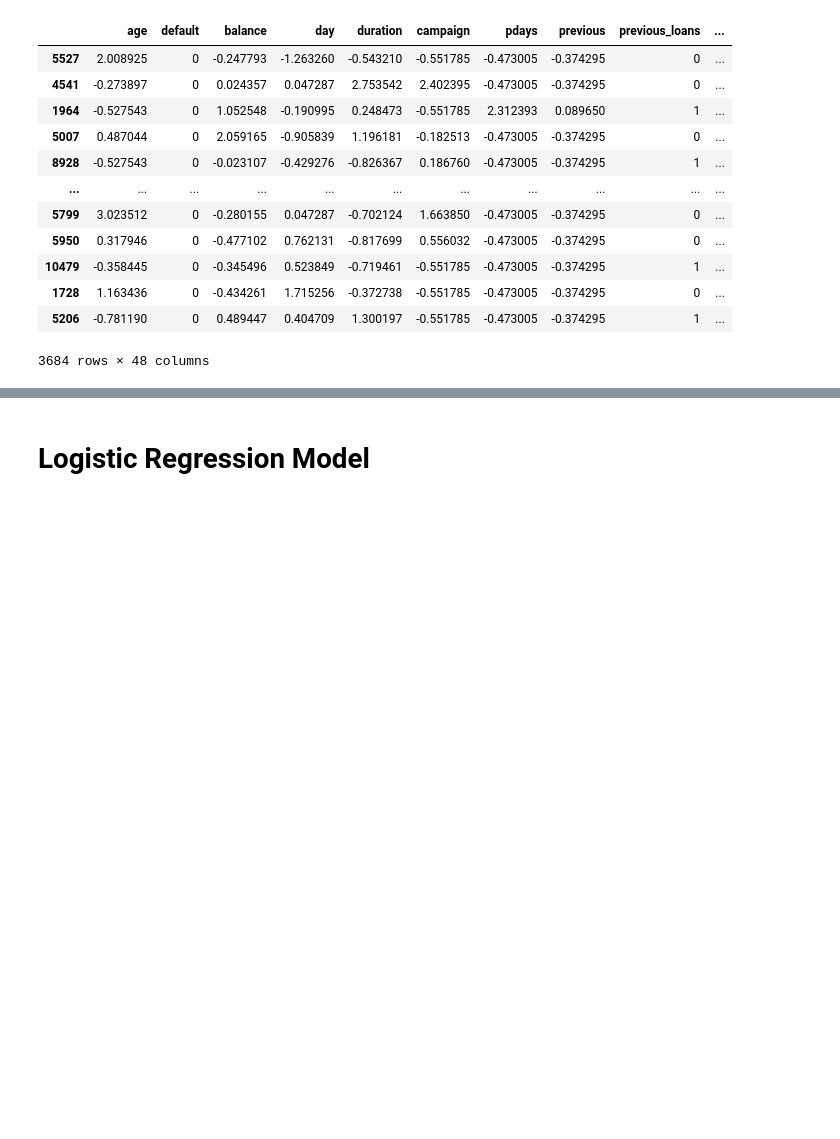
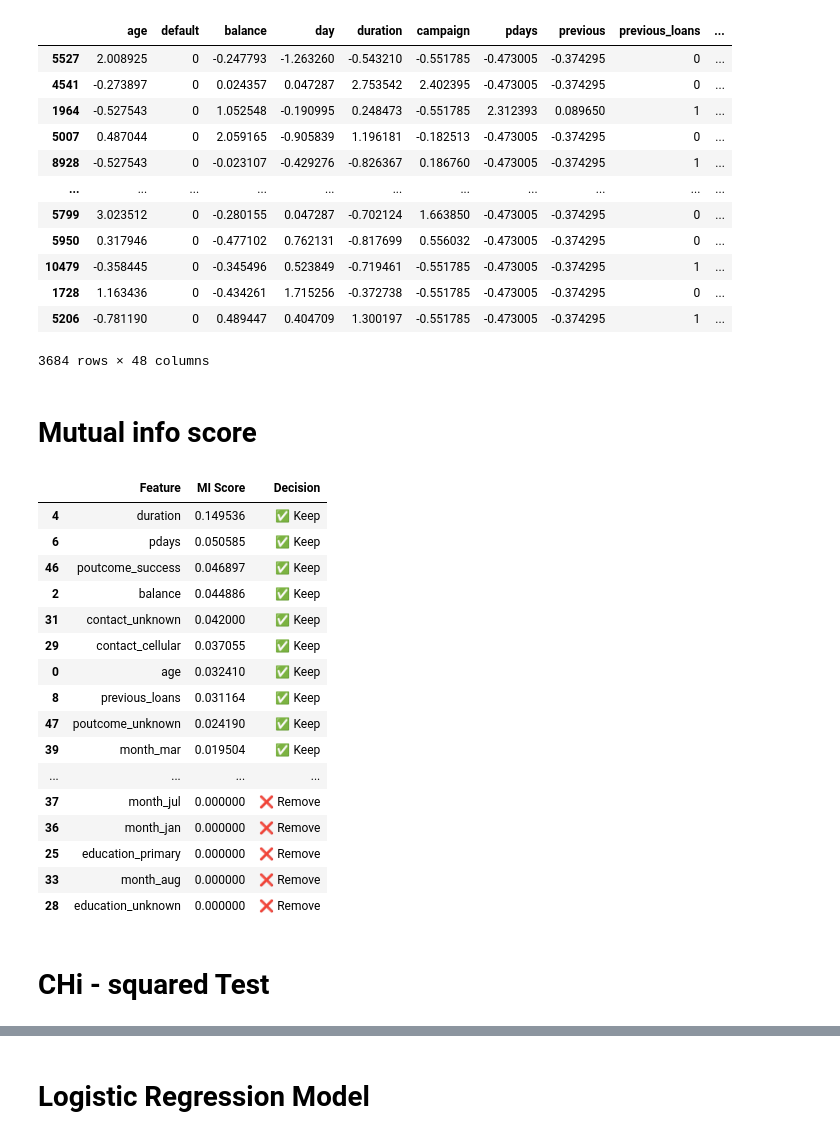
Before and after one commit to code-with-ayyan/Practice-Projects, a Jupyter notebook: Bank-Deposit-Prediction/bank.ipynb, the cells around one changed output, grey strips where cells are left out. Drawn from its saved outputs; the diff is of its cells as text; code cells hidden in the pictures; blank space fills up the shorter version.

Commit message:
mutual info score & chi2 Test

```diff
--- a/Bank-Deposit-Prediction/bank.ipynb
+++ b/Bank-Deposit-Prediction/bank.ipynb
@@ -372,3 +372,48 @@ X_test
 | 1728 | 1.163436 | 0 | -0.434261 | 1.715256 | -0.372738 | -0.551785 | -0.473005 | -0.374295 | 0 | ... |
 | 5206 | -0.781190 | 0 | 0.489447 | 0.404709 | 1.300197 | -0.551785 | -0.473005 | -0.374295 | 1 | ... |
 3684 rows × 48 columns
+# %% [markdown]
+# Mutual info score
+# %%
+from sklearn.feature_selection import mutual_info_classif
+
+
+
+mi_scores = mutual_info_classif(
+    X_test,
+    y_test,
+    random_state=42
+)
+
+mi_df = pd.DataFrame({
+    "Feature": X_test.columns,
+    "MI Score": mi_scores
+})
+
+mi_df["Decision"] = np.where(
+    mi_df["MI Score"] > 0,
+    "✅ Keep",
+    "❌ Remove"
+)
+
+mi_df.sort_values("MI Score", ascending=False)
+# %% [output]
+|  | Feature | MI Score | Decision |
+| 4 | duration | 0.149536 | ✅ Keep |
+| 6 | pdays | 0.050585 | ✅ Keep |
+| 46 | poutcome_success | 0.046897 | ✅ Keep |
+| 2 | balance | 0.044886 | ✅ Keep |
+| 31 | contact_unknown | 0.042000 | ✅ Keep |
+| 29 | contact_cellular | 0.037055 | ✅ Keep |
+| 0 | age | 0.032410 | ✅ Keep |
+| 8 | previous_loans | 0.031164 | ✅ Keep |
+| 47 | poutcome_unknown | 0.024190 | ✅ Keep |
+| 39 | month_mar | 0.019504 | ✅ Keep |
+| ... | ... | ... | ... |
+| 37 | month_jul | 0.000000 | ❌ Remove |
+| 36 | month_jan | 0.000000 | ❌ Remove |
+| 25 | education_primary | 0.000000 | ❌ Remove |
+| 33 | month_aug | 0.000000 | ❌ Remove |
+| 28 | education_unknown | 0.000000 | ❌ Remove |
+# %% [markdown]
+# CHi - squared Test
```
Also changed, not shown: parts of 4 cells of this notebook.
